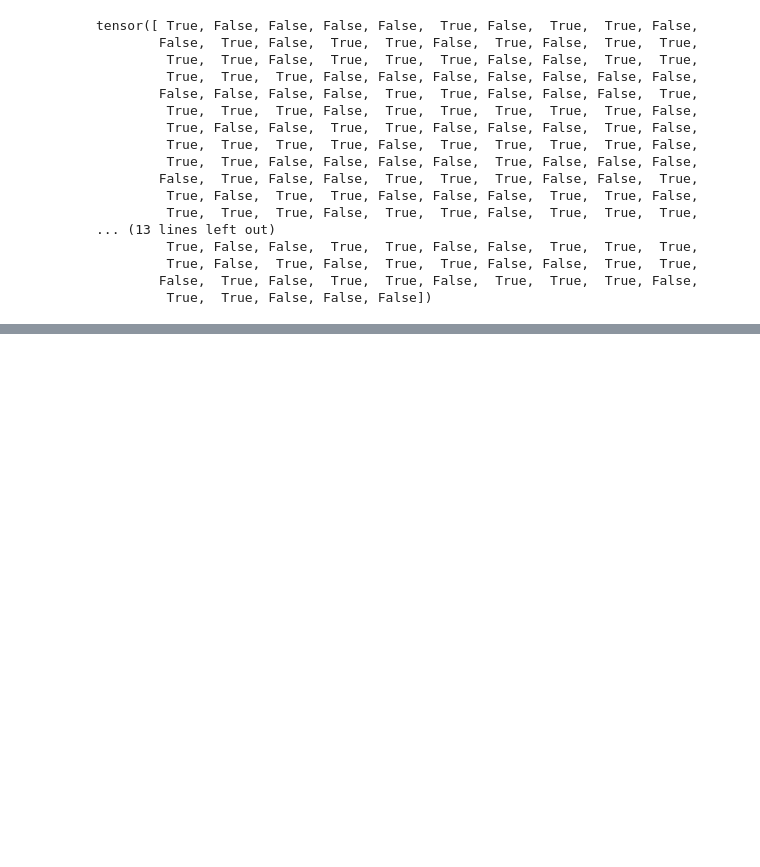
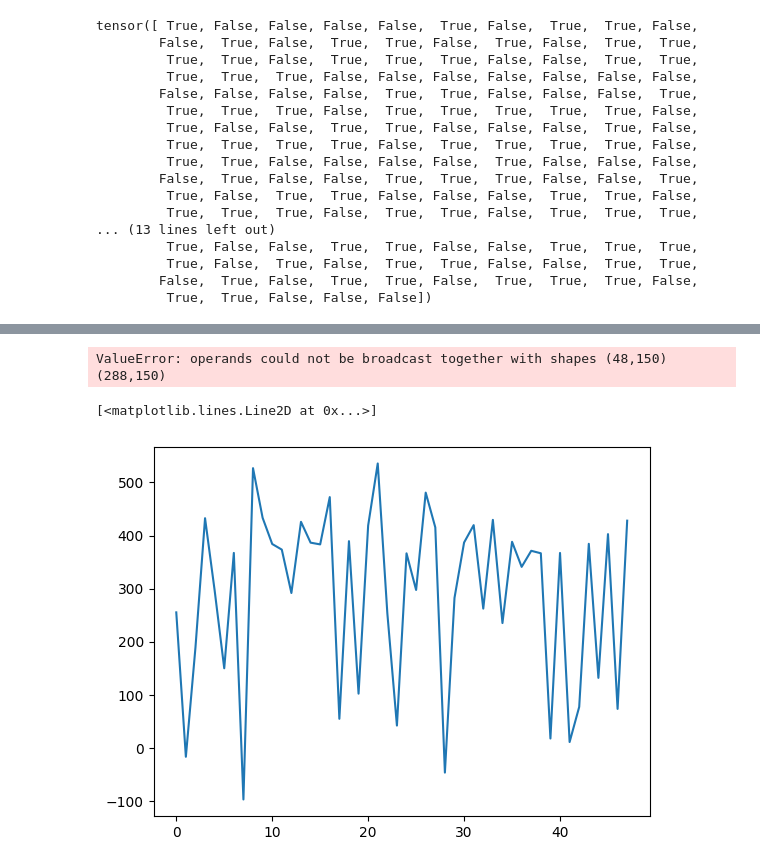
Before and after one commit to Africar-Lee/CTS-transmit, a Jupyter notebook: test_main.ipynb, the cells around one changed output, grey strips where cells are left out. Cells and saved outputs as stored; diff of their text form; code cells hidden in the pictures; blank space fills up the shorter version.

```diff
--- a/test_main.ipynb
+++ b/test_main.ipynb
@@ -334,0 +630,12 @@ MAE for Out-Flow: 357.58306884765625, RMSE for Out-Flow: 769.3988037109375
+# %%
+abs(np.array(torch.tensor(np.array(ori_y)[-48:]).permute(1,0,2)[station_mask][:,:,0].permute(1,0))-predicted_in_flow).mean()
+# %% [output]
+ValueError: operands could not be broadcast together with shapes (48,150) (288,150)
+# %%
+plt.plot(predicted_in_flow[:48,-0])
+# plt.plot(predicted_in_flow[:,-1])
+# plt.plot(predicted_in_flow[:,-2])
+# plt.plot(predicted_in_flow[:,-3])
+# %% [output]
+[<matplotlib.lines.Line2D at 0x...>]
+[figure, added]
```
Also changed, not shown: parts of 39 cells of this notebook, 2 other files.
